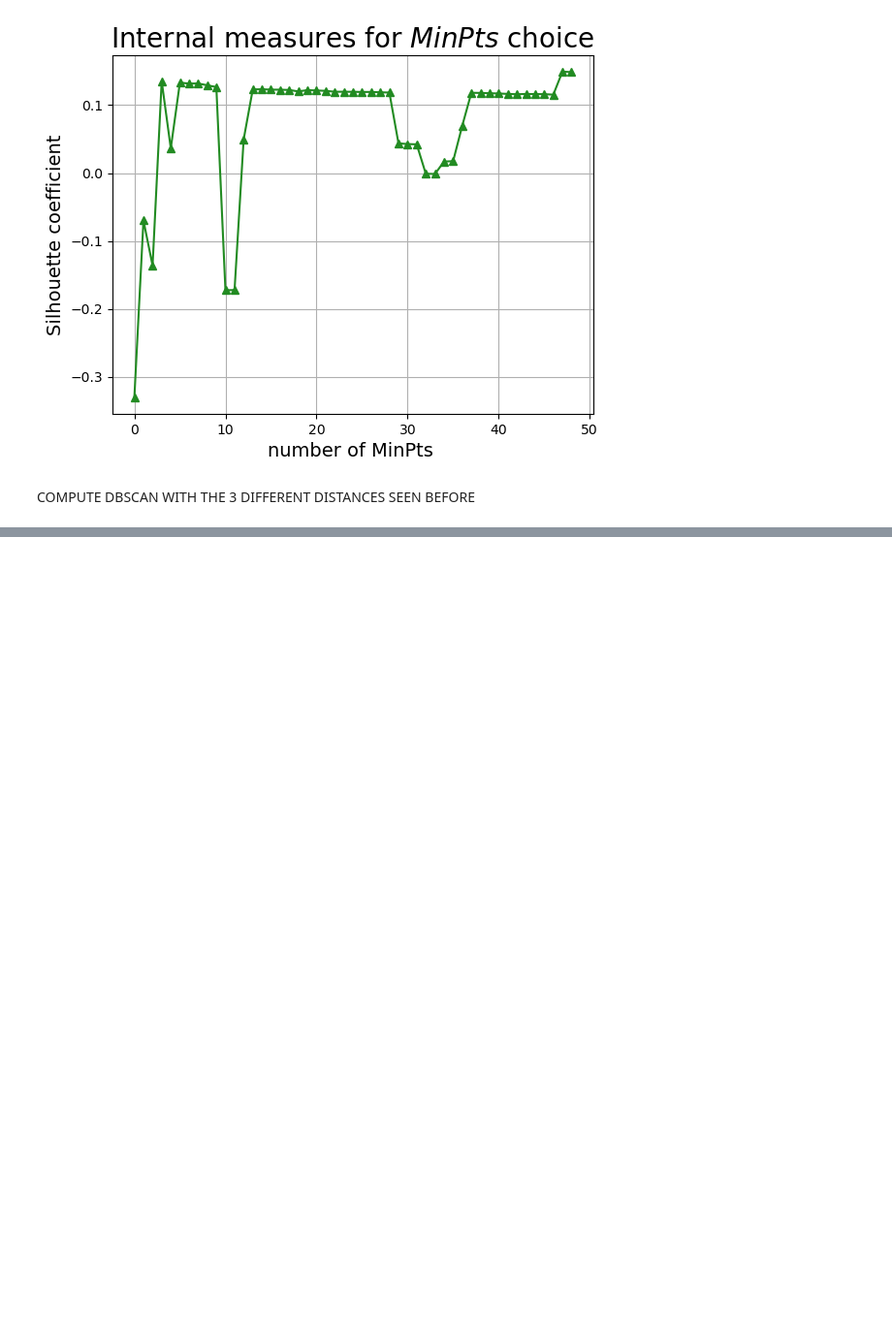
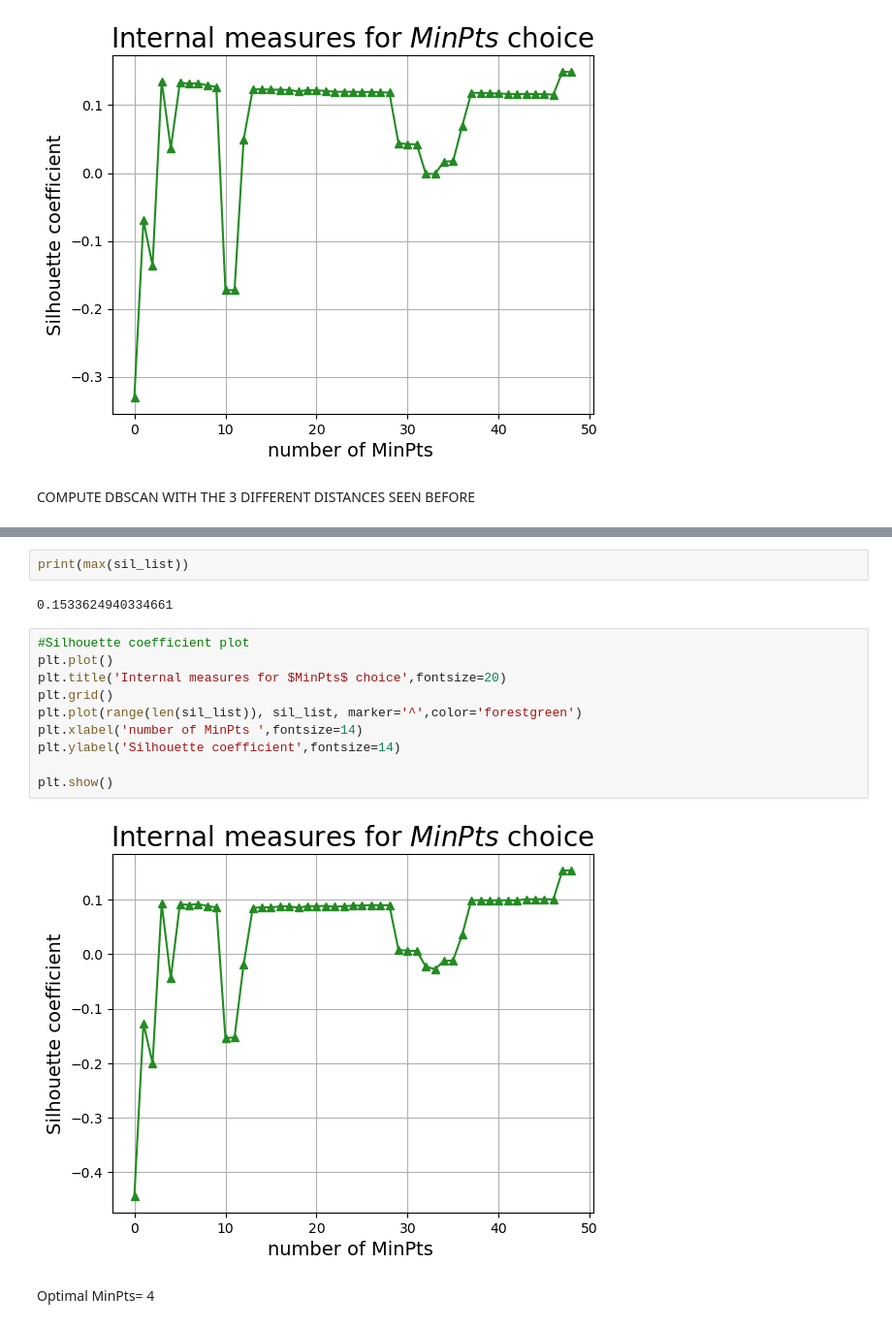
Before and after one commit to chiaratomaiuolo/Data_Mining_project, a Jupyter notebook: notebook_Emad.ipynb, the cells around one changed output, grey strips where cells are left out. Shown at 97% size. Saved outputs shown, nothing was run; the diff lists cells and outputs as text; blank space fills up the shorter version.

```diff
--- a/notebook_Emad.ipynb
+++ b/notebook_Emad.ipynb
@@ -494,0 +518,18 @@ KeyboardInterrupt:
+# %%
+print(max(sil_list))
+# %% [output]
+0.1533624940334661
+# %%
+#Silhouette coefficient plot
+plt.plot()
+plt.title('Internal measures for $MinPts$ choice',fontsize=20)
+plt.grid()
+plt.plot(range(len(sil_list)), sil_list, marker='^',color='forestgreen')
+plt.xlabel('number of MinPts ',fontsize=14)
+plt.ylabel('Silhouette coefficient',fontsize=14)
+
+plt.show()
+# %% [output]
+[figure, added]
+# %% [markdown]
+Optimal MinPts= 4
```
Also changed, not shown: parts of 11 cells of this notebook.
